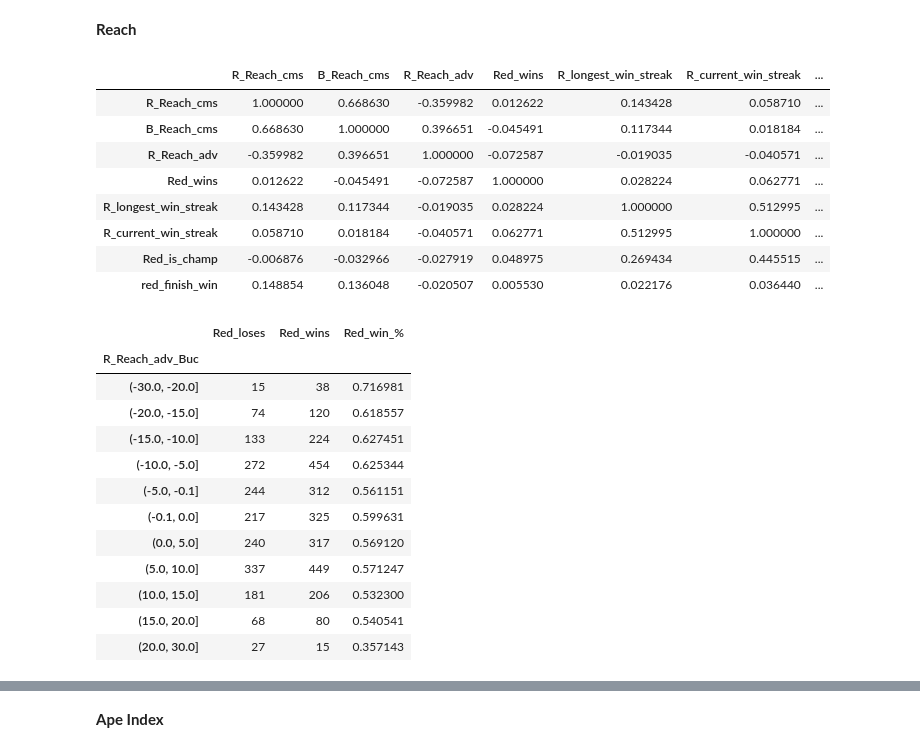
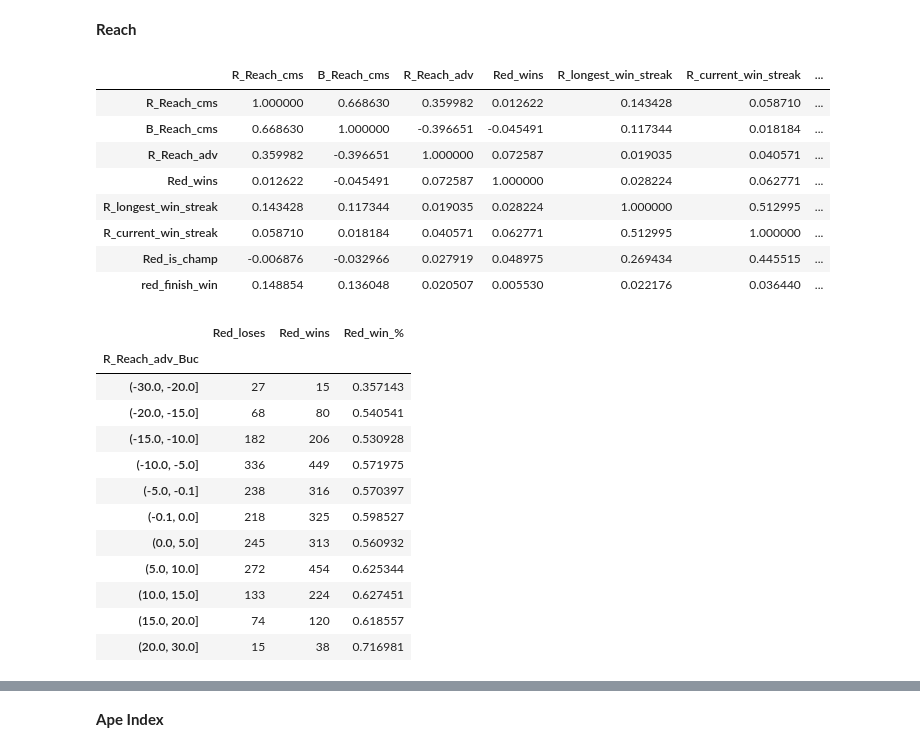
Before and after one commit to dariusdr95/UFC-Analysis, a Jupyter notebook: UFC Analysis.ipynb, the cells around one changed output, grey strips where cells are left out. Drawn from its saved outputs; the diff is of its cells as text; code cells hidden in the pictures.

```diff
--- a/UFC Analysis.ipynb
+++ b/UFC Analysis.ipynb
@@ -60,6 +64,12 @@ for x in range(len(df)):
     if df.at[x,"Winner"] == "blue":
         df.at[x,"red_finish_win"]=0
         x +=1
+
+##### Setting up binary/numeric check on if fighter if boths fighters are ranked in top 10
+df["Top15"]=0
+for x in range(len(df)):
+    if (df.at[x,"B_match_weightclass_rank"] <=15) & (df.at[x,"R_match_weightclass_rank"] <=15):
+        df.at[x,"Top15"]=1
 # %% [markdown]
 <b>Height</b>
 # %%
@@ -148,39 +291,39 @@ table1
 # %%
 ####Reach
 
-df["R_Reach_adv"] = df["reach_dif"]
+df["R_Reach_adv"] = -df["reach_dif"]
 df_reach=df[["R_Reach_cms", "B_Reach_cms","R_Reach_adv","Red_wins","R_longest_win_streak", "R_current_win_streak","Red_is_champ","red_finish_win"]]
 
 df_reach.corr()
 # %% [output]
 |  | R_Reach_cms | B_Reach_cms | R_Reach_adv | Red_wins | R_longest_win_streak | R_current_win_streak | ... |
-| R_Reach_cms | 1.000000 | 0.668630 | -0.359982 | 0.012622 | 0.143428 | 0.058710 | ... |
-| B_Reach_cms | 0.668630 | 1.000000 | 0.396651 | -0.045491 | 0.117344 | 0.018184 | ... |
-| R_Reach_adv | -0.359982 | 0.396651 | 1.000000 | -0.072587 | -0.019035 | -0.040571 | ... |
-| Red_wins | 0.012622 | -0.045491 | -0.072587 | 1.000000 | 0.028224 | 0.062771 | ... |
-| R_longest_win_streak | 0.143428 | 0.117344 | -0.019035 | 0.028224 | 1.000000 | 0.512995 | ... |
-| R_current_win_streak | 0.058710 | 0.018184 | -0.040571 | 0.062771 | 0.512995 | 1.000000 | ... |
-| Red_is_champ | -0.006876 | -0.032966 | -0.027919 | 0.048975 | 0.269434 | 0.445515 | ... |
-| red_finish_win | 0.148854 | 0.136048 | -0.020507 | 0.005530 | 0.022176 | 0.036440 | ... |
+| R_Reach_cms | 1.000000 | 0.668630 | 0.359982 | 0.012622 | 0.143428 | 0.058710 | ... |
+| B_Reach_cms | 0.668630 | 1.000000 | -0.396651 | -0.045491 | 0.117344 | 0.018184 | ... |
+| R_Reach_adv | 0.359982 | -0.396651 | 1.000000 | 0.072587 | 0.019035 | 0.040571 | ... |
+| Red_wins | 0.012622 | -0.045491 | 0.072587 | 1.000000 | 0.028224 | 0.062771 | ... |
+| R_longest_win_streak | 0.143428 | 0.117344 | 0.019035 | 0.028224 | 1.000000 | 0.512995 | ... |
+| R_current_win_streak | 0.058710 | 0.018184 | 0.040571 | 0.062771 | 0.512995 | 1.000000 | ... |
+| Red_is_champ | -0.006876 | -0.032966 | 0.027919 | 0.048975 | 0.269434 | 0.445515 | ... |
+| red_finish_win | 0.148854 | 0.136048 | 0.020507 | 0.005530 | 0.022176 | 0.036440 | ... |
 # %%
 ####Reach Buckets
 
 bins = np.array([-30,-20,-15,-10,-5,-0.1,0,5,10,15,20,30])
 df["R_Reach_adv_Buc"] = pd.cut(df["R_Reach_adv"], bins)
-table1 = pd.pivot_table(df,index="R_Reach_adv_Buc",values = ["Red_wins","Red_loses"], aggfunc=np.sum)
-table1["Red_win_%"]=table1["Red_wins"]/((table1["Red_wins"])+table1["Red_loses"])
-table1
+tableR = pd.pivot_table(df,index="R_Reach_adv_Buc",values = ["Red_wins","Red_loses"], aggfunc=np.sum)
+tableR["Red_win_%"]=tableR["Red_wins"]/((tableR["Red_wins"])+tableR["Red_loses"])
+tableR
 # %% [output]
 |  | Red_loses | Red_wins | Red_win_% |
 | R_Reach_adv_Buc |  |  |  |
-| (-30.0, -20.0] | 15 | 38 | 0.716981 |
-| (-20.0, -15.0] | 74 | 120 | 0.618557 |
-| (-15.0, -10.0] | 133 | 224 | 0.627451 |
-| (-10.0, -5.0] | 272 | 454 | 0.625344 |
-| (-5.0, -0.1] | 244 | 312 | 0.561151 |
-| (-0.1, 0.0] | 217 | 325 | 0.599631 |
-| (0.0, 5.0] | 240 | 317 | 0.569120 |
-| (5.0, 10.0] | 337 | 449 | 0.571247 |
-| (10.0, 15.0] | 181 | 206 | 0.532300 |
-| (15.0, 20.0] | 68 | 80 | 0.540541 |
-| (20.0, 30.0] | 27 | 15 | 0.357143 |
+| (-30.0, -20.0] | 27 | 15 | 0.357143 |
+| (-20.0, -15.0] | 68 | 80 | 0.540541 |
+| (-15.0, -10.0] | 182 | 206 | 0.530928 |
+| (-10.0, -5.0] | 336 | 449 | 0.571975 |
+| (-5.0, -0.1] | 238 | 316 | 0.570397 |
+| (-0.1, 0.0] | 218 | 325 | 0.598527 |
+| (0.0, 5.0] | 245 | 313 | 0.560932 |
+| (5.0, 10.0] | 272 | 454 | 0.625344 |
+| (10.0, 15.0] | 133 | 224 | 0.627451 |
+| (15.0, 20.0] | 74 | 120 | 0.618557 |
+| (20.0, 30.0] | 15 | 38 | 0.716981 |
```
Also changed, not shown: parts of 29 cells of this notebook, 1 other file.
